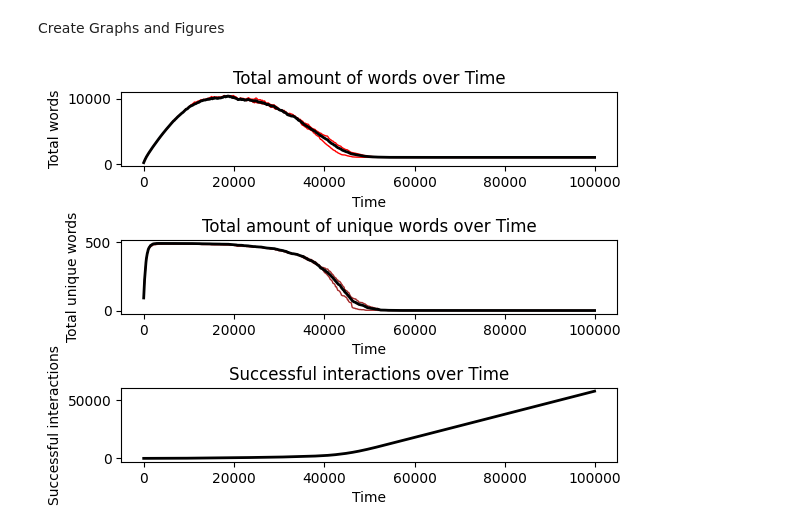
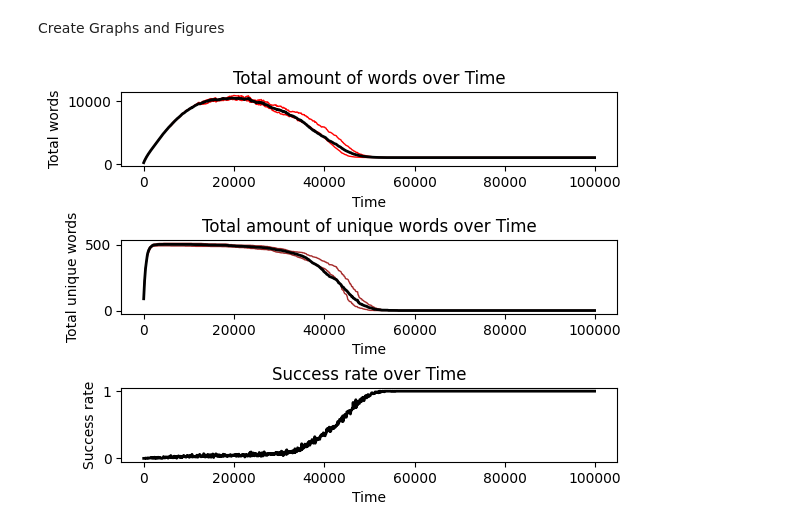
Before and after one commit to Fab159ian/CMSS_Exercises, a Jupyter notebook: exercise1.ipynb, the cells around one changed output. Saved outputs shown, nothing was run; the diff lists cells and outputs as text; code cells hidden in the pictures.

Commit message:
Implement 3rd subplot showing successrate

```diff
--- a/exercise1.ipynb
+++ b/exercise1.ipynb
@@ -102,3 +105,21 @@ class NamingGameAgent(mesa.Agent):
+# %%
+class SuccessRate(list):
+    def __init__(self, maxlen=10):
+        super().__init__()
+        self._maxlen = maxlen
+
+    def add(self, value):
+        if type(value) != int:
+            raise TypeError("Only integers are allowed in SuccessRate")
+        if len(self) >= self._maxlen:
+            self.pop(0)
+        self.append(value)
+
+    def get_rate(self):
+        return sum(self)/len(self) if self else 0
+
+    def get_values(self):
+        return list(self)
 # %% [markdown]
 Create Model
 # %%
@@ -108,11 +129,12 @@ class NamingGameModel(mesa.Model):
     def __init__(self, N=100, m_objects=1, seed=None):
         super().__init__(seed=seed)
         self.num_agents = N
-        self.successful_interactions = 0
+        self.success_rate = SuccessRate(maxlen=100)
         self.datacollector = DataCollector(
             agent_reporters={"Vocabulary": NamingGameAgent.retrieve_vocabulary,
                              "Word_amount": NamingGameAgent.word_amount},
-            model_reporters={"Successful_interactions": "successful_interactions",
+            model_reporters={"Success_rate": self.success_rate.get_rate,
+                             #"Success_rate_values": self.success_rate.get_values,
                              "Total_word_amount": "total_word_amount",
                              "Total_unique_word_amount": "total_unique_word_amount"}
         )
@@ -134,10 +156,11 @@ class NamingGameModel(mesa.Model):
                 print(speaker.retrieve_vocabulary())
         chosen_object, chosen_word = speaker.choose_object_and_word()
         if hearer.recognize_word(chosen_object, chosen_word):
-            self.successful_interactions += 1
+            self.success_rate.add(1)
             speaker.agree_to_word(chosen_object, chosen_word)
             hearer.agree_to_word(chosen_object, chosen_word)
         else:
+            self.success_rate.add(0)
             hearer.add_word(chosen_object, chosen_word)
 
     @property
@@ -160,7 +183,7 @@ def run_model(N, M, t, iteration):
         #debug_vocab = model.agents.select(at_most=1).get("vocabulary")
         #if debug_vocab[0]:
         #    print(f"step {i}: {debug_vocab}")
-        if i % int(t/10) == 0:
+        if i % int(t/10) == 0 and DEBUGSTEP:
             print(f"iter: {iteration}, step: {i}")
 
         model.step()
@@ -174,7 +197,7 @@ M = 1
 t = 100000
 
 RUNS = 3
-single_run1 = np.random.randint(0, int(RUNS/10)+1)
+single_run1 = np.random.randint(0, int(RUNS/4)+1)
 single_run2 = min(int(RUNS-1), int(RUNS - single_run1))
 print(single_run1)
 print(single_run2)
@@ -269,33 +277,33 @@ Create Graphs and Figures
 model_df["scaled_index"] = model_df.index * 100
 single_run1_model_data["scaled_index"] = single_run1_model_data.index * 100
 single_run2_model_data["scaled_index"] = single_run2_model_data.index * 100
 fig, axs = plt.subplots(nrows=3)
 
 #figure showing all total words over time
 g = sns.lineplot(data=single_run1_model_data[["Total_word_amount", "scaled_index"]], x="scaled_index", y="Total_word_amount",
                  ax=axs[0], color="red", linewidth=1)
 g = sns.lineplot(data=single_run2_model_data[["Total_word_amount", "scaled_index"]], x="scaled_index", y="Total_word_amount",
                  ax=axs[0], color="red", linewidth=1)
 g = sns.lineplot(data=model_df[["Total_word_amount", "scaled_index"]], x="scaled_index", y="Total_word_amount",
                  ax=axs[0], color="black", linewidth=2)
 g.set(title="Total amount of words over Time", ylabel="Total words", xlabel="Time")
 
 #figure showing all unique words over time
 g = sns.lineplot(data=single_run1_model_data[["Total_unique_word_amount", "scaled_index"]], x="scaled_index", y="Total_unique_word_amount",
                  ax=axs[1], color="brown", linewidth=1)
 g = sns.lineplot(data=single_run2_model_data[["Total_unique_word_amount", "scaled_index"]], x="scaled_index", y="Total_unique_word_amount",
                  ax=axs[1], color="brown", linewidth=1)
 g = sns.lineplot(data=model_df[["Total_unique_word_amount", "scaled_index"]], x="scaled_index", y="Total_unique_word_amount",
                  ax=axs[1], color="black", linewidth=2)
 g.set(title="Total amount of unique words over Time", ylabel="Total unique words", xlabel="Time")
 
 #figure showing all successful interactions over time
-g = sns.lineplot(data=model_df[["Successful_interactions", "scaled_index"]], x="scaled_index", y="Successful_interactions",
+g = sns.lineplot(data=model_df[["Success_rate", "scaled_index"]], x="scaled_index", y="Success_rate",
                  ax=axs[2], color="black", linewidth=2)
-g.set(title="Successful interactions over Time", ylabel="Successful interactions", xlabel="Time")
+g.set(title="Success rate over Time", ylabel="Success rate", xlabel="Time")
 
 #smaller figure showing succesful interactions over time with overlaid s(t)=3t/N^2
 
 plt.subplots_adjust(hspace=1)
 # %% [output]
-[figure, old version]
+[figure, new version]
```
Also changed, not shown: parts of 6 cells of this notebook.
